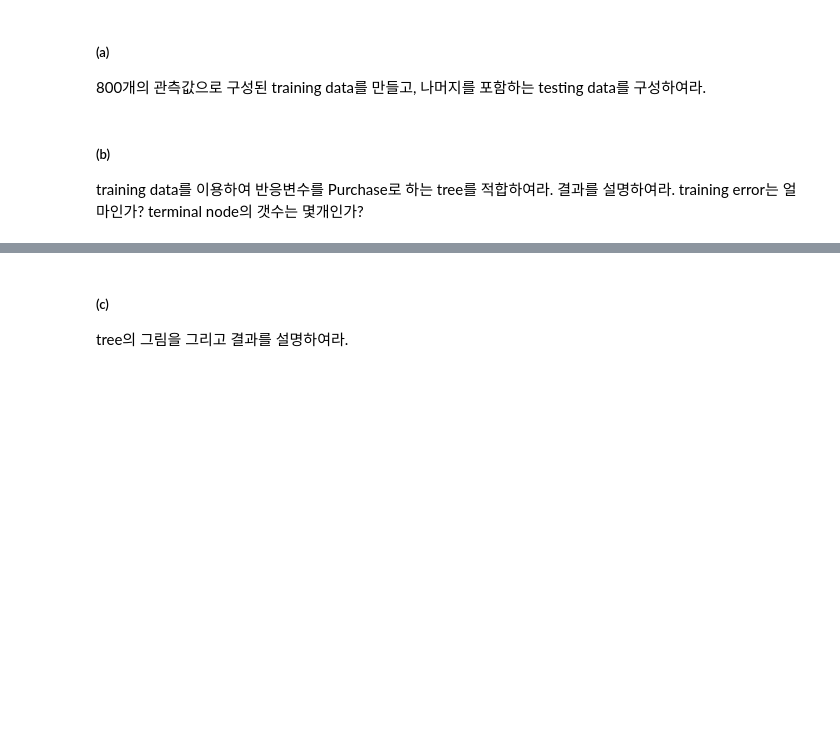
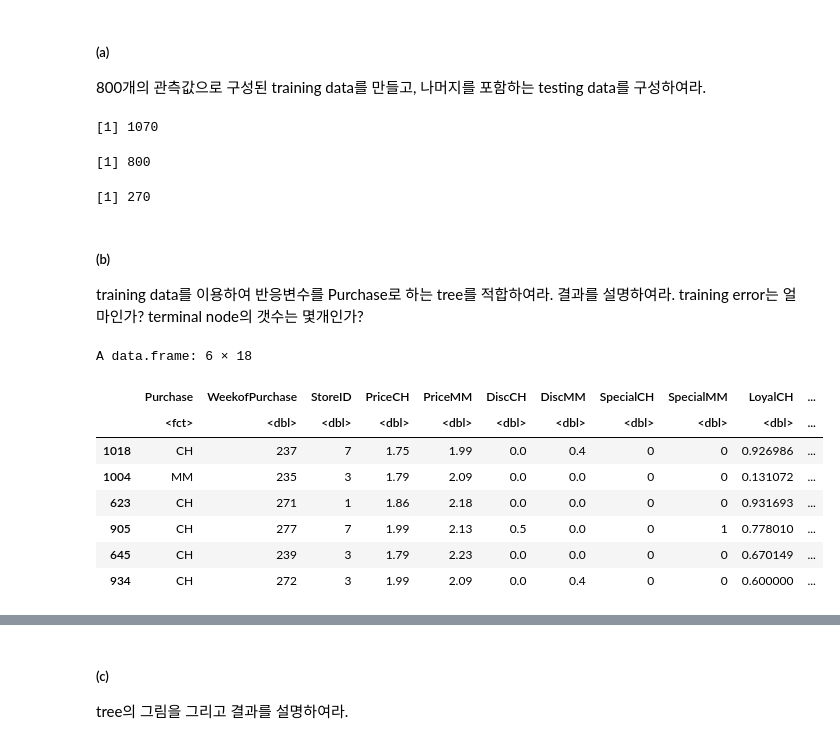
Before and after one commit to kimha02/ham, a Jupyter notebook: _notebooks/2022-05-23-datamining_hw.ipynb, the cells around one changed output, grey strips where cells are left out. Drawn from its saved outputs; the diff is of its cells as text; code cells hidden in the pictures; blank space fills up the shorter version.

```diff
--- a/_notebooks/2022-05-23-datamining_hw.ipynb
+++ b/_notebooks/2022-05-23-datamining_hw.ipynb
@@ -509,3 +515,23 @@ dt4<-OJ
+# %%
+nrow(dt4)
+nrow(train_dt4)
+nrow(test_dt4)
+# %% [output]
+[1] 1070
+[1] 800
+[1] 270
 # %% [markdown]
 ##### (b)
 training data를 이용하여 반응변수를 Purchase로 하는 tree를 적합하여라. 결과를 설명하여라. training error는 얼마인가? terminal node의 갯수는 몇개인가?
+# %%
+head(train_dt4)
+# %% [output]
+A data.frame: 6 × 18
+|  | Purchase | WeekofPurchase | StoreID | PriceCH | PriceMM | DiscCH | DiscMM | SpecialCH | SpecialMM | LoyalCH | ... |
+|  | <fct> | <dbl> | <dbl> | <dbl> | <dbl> | <dbl> | <dbl> | <dbl> | <dbl> | <dbl> | ... |
+| 1018 | CH | 237 | 7 | 1.75 | 1.99 | 0.0 | 0.4 | 0 | 0 | 0.926986 | ... |
+| 1004 | MM | 235 | 3 | 1.79 | 2.09 | 0.0 | 0.0 | 0 | 0 | 0.131072 | ... |
+| 623 | CH | 271 | 1 | 1.86 | 2.18 | 0.0 | 0.0 | 0 | 0 | 0.931693 | ... |
+| 905 | CH | 277 | 7 | 1.99 | 2.13 | 0.5 | 0.0 | 0 | 1 | 0.778010 | ... |
+| 645 | CH | 239 | 3 | 1.79 | 2.23 | 0.0 | 0.0 | 0 | 0 | 0.670149 | ... |
+| 934 | CH | 272 | 3 | 1.99 | 2.09 | 0.0 | 0.4 | 0 | 0 | 0.600000 | ... |
```
Also changed, not shown: parts of 5 cells of this notebook.
